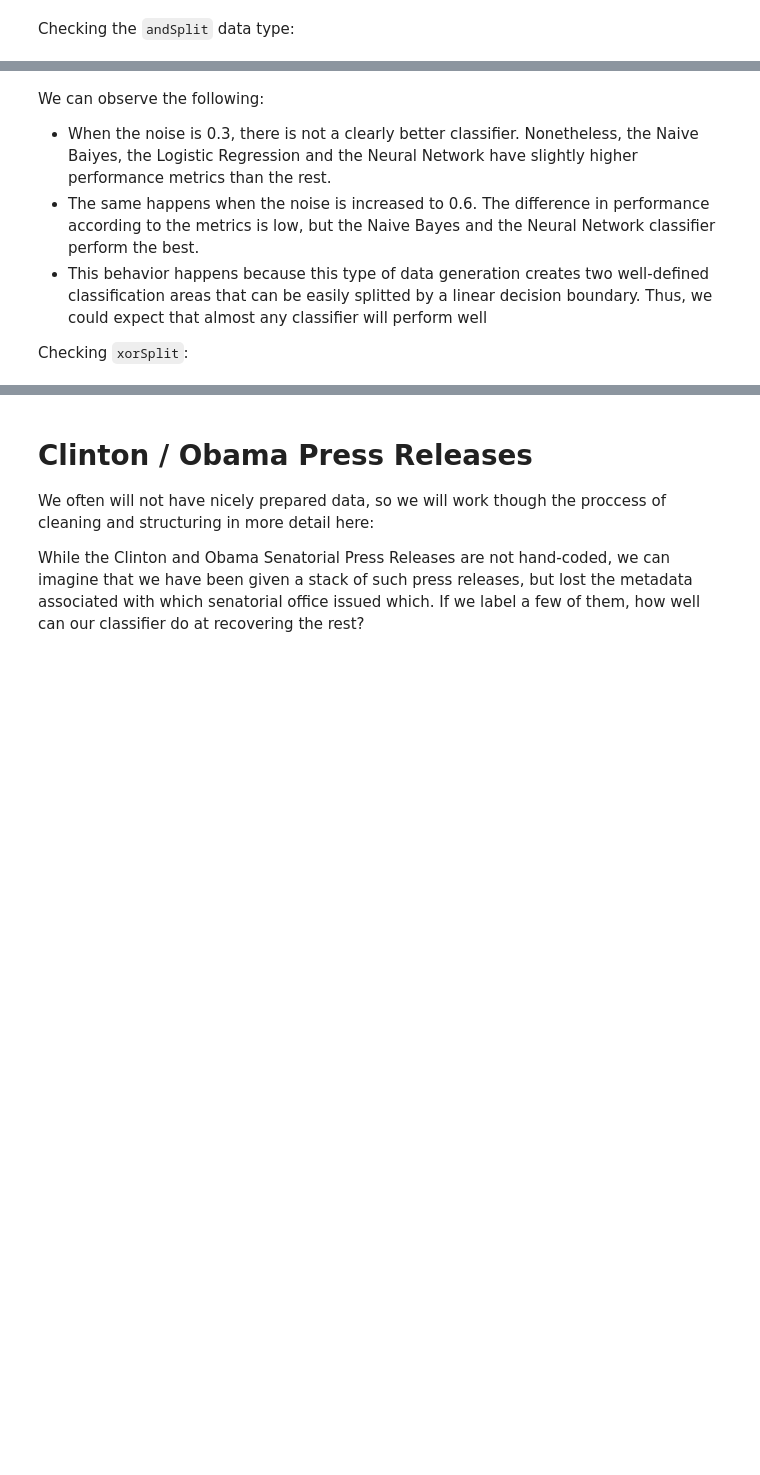
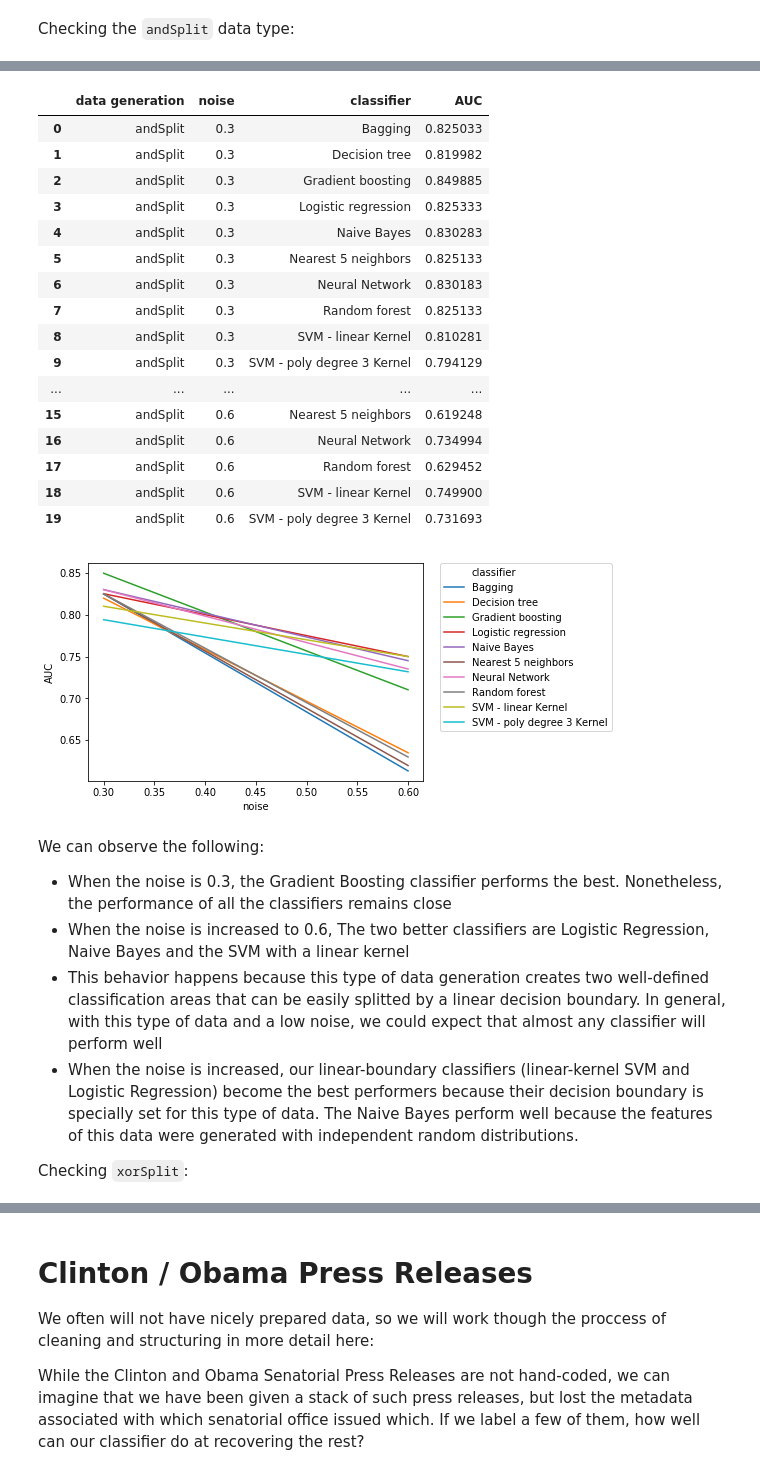
Before and after one commit to luisesanmartin/Content-Analysis-2020, a Jupyter notebook: week-3/3-Classification.ipynb, the cells around one changed output, grey strips where cells are left out. Saved outputs shown, nothing was run; the diff lists cells and outputs as text; code cells hidden in the pictures; blank space fills up the shorter version.

```diff
--- a/week-3/3-Classification.ipynb
+++ b/week-3/3-Classification.ipynb
@@ -274,17 +274,17 @@ total_test = [dfTest1, dfTest2, dfTest3, dfTest4, dfTest5, dfTest6, dfTest7, dfT
 # %% [markdown]
 Now I'll define the classifiers I'll use. Notice that I'm adding a `BaggingClassifier()`.
 # %%
-classifiers = [sklearn.naive_bayes.GaussianNB(),
-               sklearn.svm.SVC(kernel = 'linear', probability = True),
-               sklearn.svm.SVC(kernel = 'poly', degree = 3, probability = True),
-               sklearn.neighbors.KNeighborsClassifier(5, weights='distance'),
-               sklearn.linear_model.LogisticRegression(),
-               sklearn.tree.DecisionTreeClassifier(),
-               sklearn.neural_network.MLPClassifier(),
-               sklearn.ensemble.RandomForestClassifier(),
-               sklearn.ensemble.GradientBoostingClassifier(),
-               sklearn.ensemble.BaggingClassifier()
-              ]
+classifiers = {'Naive Bayes': sklearn.naive_bayes.GaussianNB(),
+               'SVM - linear Kernel': sklearn.svm.SVC(kernel = 'linear', probability = True),
+               'SVM - poly degree 3 Kernel': sklearn.svm.SVC(kernel = 'poly', degree = 3, probability = True),
+               'Nearest 5 neighbors': sklearn.neighbors.KNeighborsClassifier(5, weights='distance'),
+               'Logistic regression': sklearn.linear_model.LogisticRegression(),
+               'Decision tree': sklearn.tree.DecisionTreeClassifier(),
+               'Neural Network': sklearn.neural_network.MLPClassifier(),
+               'Random forest': sklearn.ensemble.RandomForestClassifier(),
+               'Gradient boosting': sklearn.ensemble.GradientBoostingClassifier(),
+               'Bagging': sklearn.ensemble.BaggingClassifier()
+              }
 # %% [markdown]
 Now I'll loop over every classifier/dataset and save the metrics in a dataframe.
 # %%
@@ -313,10 +313,11 @@ results = pandas.DataFrame(columns=['data generation', 'noise', 'classifier', 'C
                                     'Error_Rate', 'AUC', 'Precision', 'Average_Precision',
                                     'Recall'])
 
+random.seed(235520)
 i = 0
 for train, test in zip(total_train, total_test):
 
-    for clf in classifiers:
+    for clf_key, clf in classifiers.items():
 
         clf.fit(np.stack(train['vect'], axis=0), train['category'])
         local_results = lucem_illud_2020.evaluateClassifier(clf, test).reset_index()
@@ -324,7 +325,7 @@ for train, test in zip(total_train, total_test):
         df = pandas.DataFrame()
         df['data generation'] = [data_generation[i]] * len(local_results)
         df['noise'] = [noises[i]] * len(local_results)
-        df['classifier'] = [clf] * len(local_results)
+        df['classifier'] = [clf_key] * len(local_results)
 
         df = pandas.concat([df,local_results],axis=1)
         results = pandas.concat([results, df], axis=0).reset_index(drop=True)
@@ -333,2 +336,13 @@ for train, test in zip(total_train, total_test):
+# %%
+def plot_results(results_df, data_type, metric):
+
+    df = results_df[['data generation', 'noise', 'classifier', metric]]
+    df = df[df['data generation'] == data_type]
+    df = df.groupby(['data generation', 'noise', 'classifier']).mean().reset_index()
+
+    seaborn.lineplot(x='noise', y=metric, data=df, hue='classifier')
+    plt.legend(bbox_to_anchor=(1.05, 1), loc=2, borderaxespad=0.)
+
+    return df
 # %% [markdown]
 Checking the `andSplit` data type:
@@ -355,8 +349,30 @@ results[results['data generation'] == 'andSplit']
+# %%
+plot_results(results, 'andSplit', 'AUC')
+# %% [output]
+|  | data generation | noise | classifier | AUC |
+| 0 | andSplit | 0.3 | Bagging | 0.825033 |
+| 1 | andSplit | 0.3 | Decision tree | 0.819982 |
+| 2 | andSplit | 0.3 | Gradient boosting | 0.849885 |
+| 3 | andSplit | 0.3 | Logistic regression | 0.825333 |
+| 4 | andSplit | 0.3 | Naive Bayes | 0.830283 |
+| 5 | andSplit | 0.3 | Nearest 5 neighbors | 0.825133 |
+| 6 | andSplit | 0.3 | Neural Network | 0.830183 |
+| 7 | andSplit | 0.3 | Random forest | 0.825133 |
+| 8 | andSplit | 0.3 | SVM - linear Kernel | 0.810281 |
+| 9 | andSplit | 0.3 | SVM - poly degree 3 Kernel | 0.794129 |
+| ... | ... | ... | ... | ... |
+| 15 | andSplit | 0.6 | Nearest 5 neighbors | 0.619248 |
+| 16 | andSplit | 0.6 | Neural Network | 0.734994 |
+| 17 | andSplit | 0.6 | Random forest | 0.629452 |
+| 18 | andSplit | 0.6 | SVM - linear Kernel | 0.749900 |
+| 19 | andSplit | 0.6 | SVM - poly degree 3 Kernel | 0.731693 |
+[figure, added]
 # %% [markdown]
 We can observe the following:
 
-* When the noise is 0.3, there is not a clearly better classifier. Nonetheless, the Naive Baiyes, the Logistic Regression and the Neural Network have slightly higher performance metrics than the rest.
-* The same happens when the noise is increased to 0.6. The difference in performance according to the metrics is low, but the Naive Bayes and the Neural Network classifier perform the best.
-* This behavior happens because this type of data generation creates two well-defined classification areas that can be easily splitted by a linear decision boundary. Thus, we could expect that almost any classifier will perform well
+* When the noise is 0.3, the Gradient Boosting classifier performs the best. Nonetheless, the performance of all the classifiers remains close
+* When the noise is increased to 0.6, The two better classifiers are Logistic Regression, Naive Bayes and the SVM with a linear kernel
+* This behavior happens because this type of data generation creates two well-defined classification areas that can be easily splitted by a linear decision boundary. In general, with this type of data and a low noise, we could expect that almost any classifier will perform well
+* When the noise is increased, our linear-boundary classifiers (linear-kernel SVM and Logistic Regression) become the best performers because their decision boundary is specially set for this type of data. The Naive Bayes perform well because the features of this data were generated with independent random distributions.
 
 Checking `xorSplit`:
```
Also changed, not shown: parts of 52 cells of this notebook.
